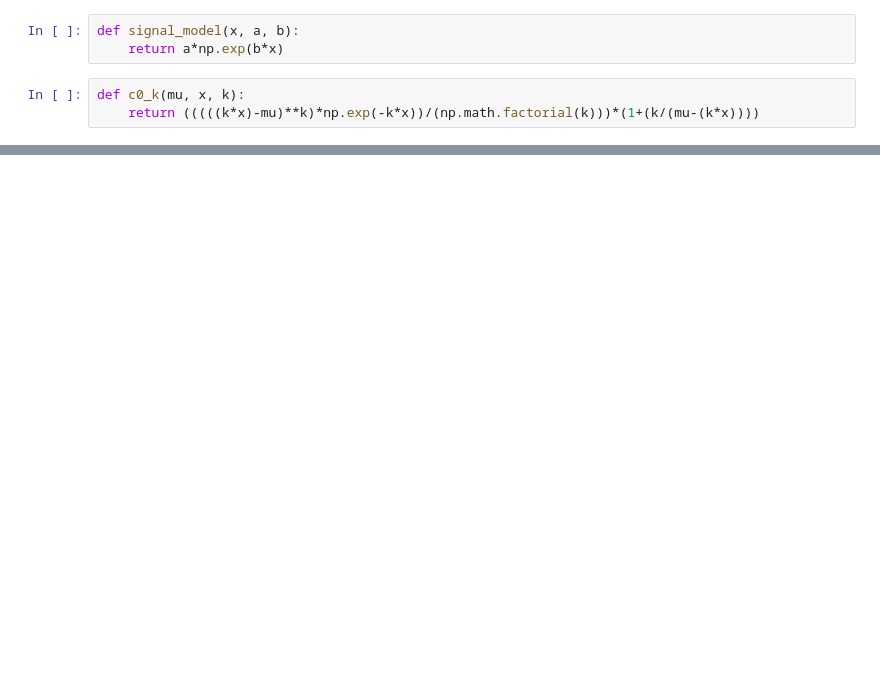
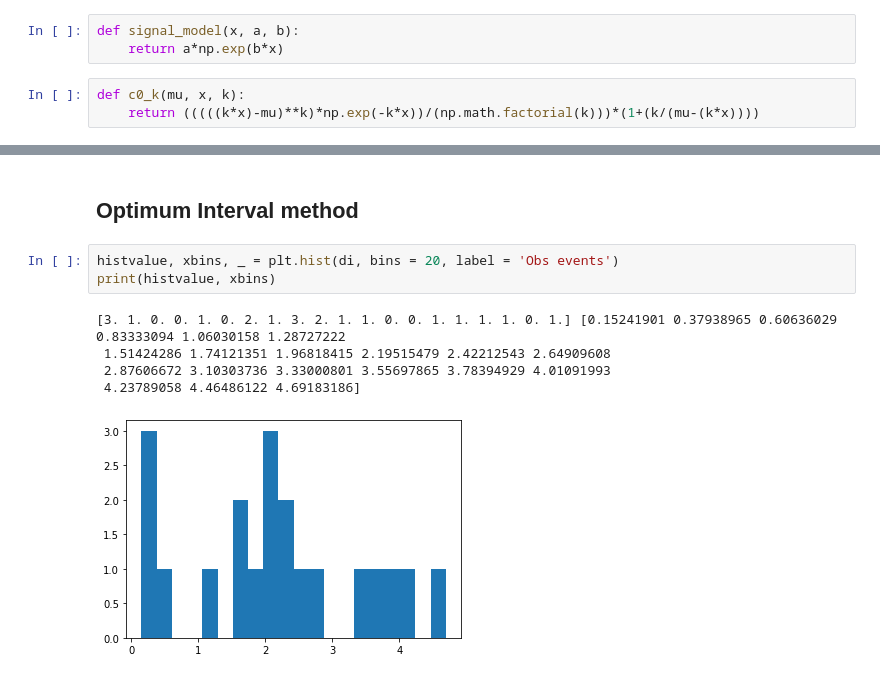
Before and after one commit to villano-lab/SCDMS-journal-club, a Jupyter notebook: Oct-2022-UpperLimitUnknownBackgrounds/Events_SD.ipynb, the cells around one changed output, grey strips where cells are left out. Drawn from its saved outputs; the diff is of its cells as text; blank space fills up the shorter version.

Commit message:
Optimum interval method n=1

```diff
--- a/Oct-2022-UpperLimitUnknownBackgrounds/Events_SD.ipynb
+++ b/Oct-2022-UpperLimitUnknownBackgrounds/Events_SD.ipynb
@@ -40,0 +129,11 @@ maximum area  8.650642900397314 is between 1.4712776063196658 and 1.952561821808
+# %% [markdown]
+## Optimum Interval method
+# %%
+histvalue, xbins, _ = plt.hist(di, bins = 20, label = 'Obs events')
+print(histvalue, xbins)
+# %% [output]
+[3. 1. 0. 0. 1. 0. 2. 1. 3. 2. 1. 1. 0. 0. 1. 1. 1. 1. 0. 1.] [0.15241901 0.37938965 0.60636029 0.83333094 1.06030158 1.28727222
+ 1.51424286 1.74121351 1.96818415 2.19515479 2.42212543 2.64909608
+ 2.87606672 3.10303736 3.33000801 3.55697865 3.78394929 4.01091993
+ 4.23789058 4.46486122 4.69183186]
+[figure, added]
```
Also changed, not shown: parts of 13 cells of this notebook.
